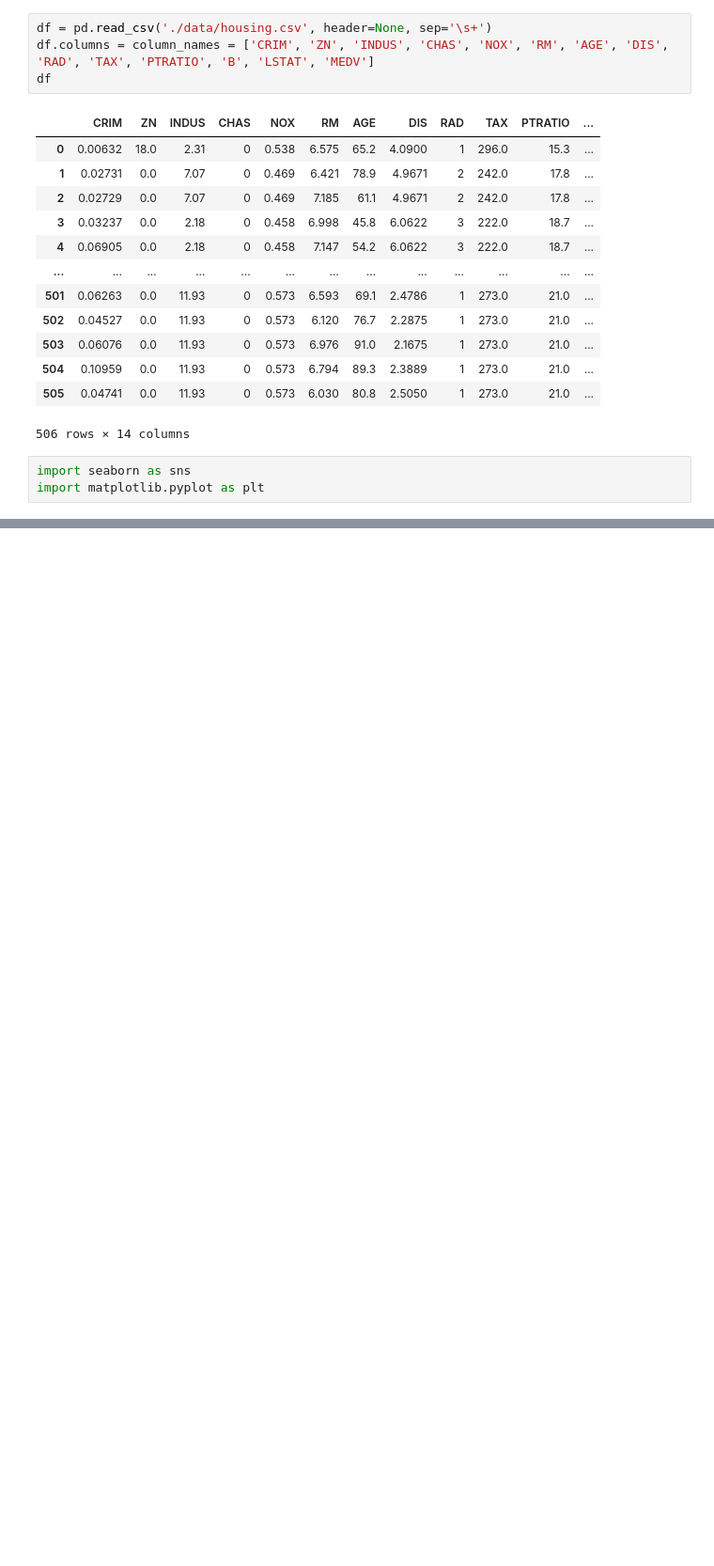
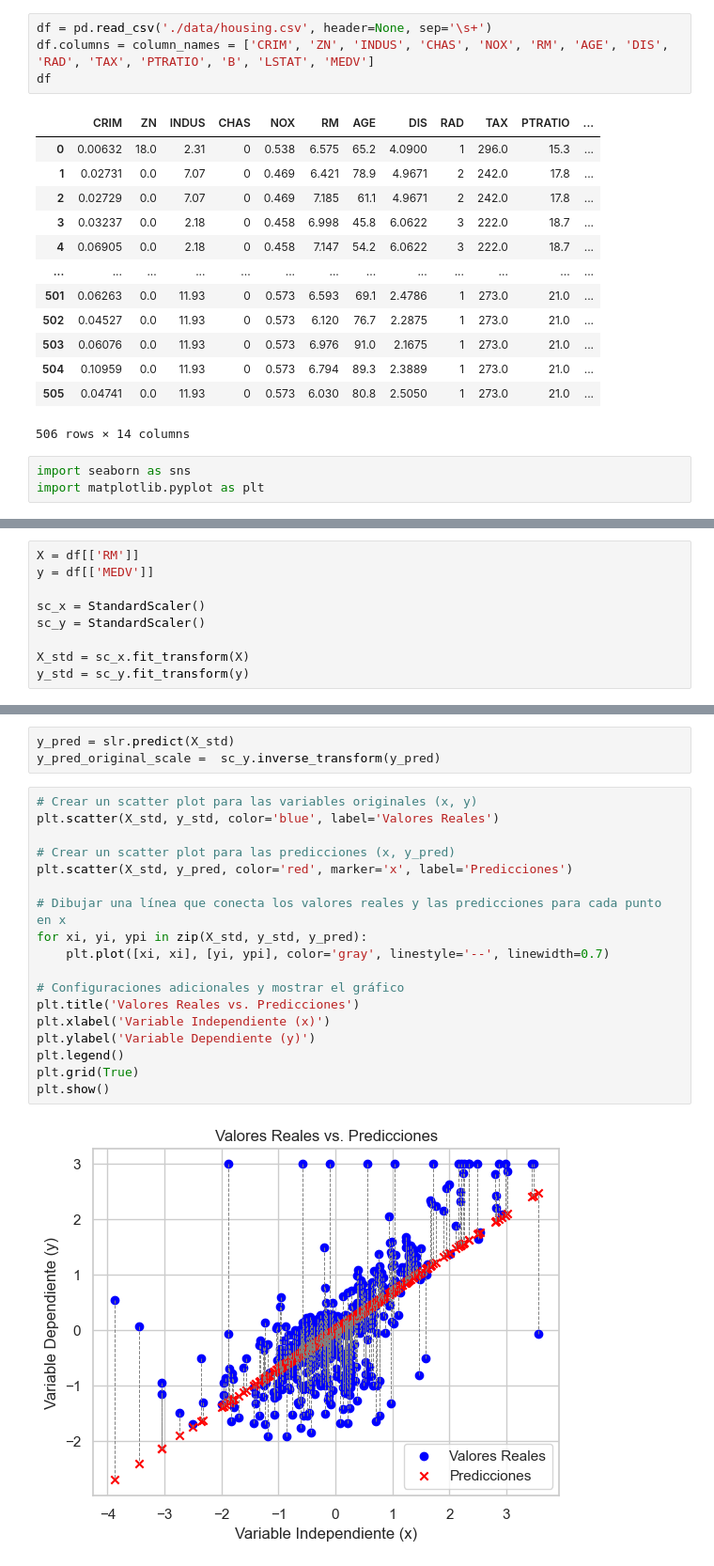
Before and after one commit to GerardoMayel/regresiones, a Jupyter notebook: regresion_lineal.ipynb, the cells around one changed output, grey strips where cells are left out. Shown: that part at 94% size. Drawn from its saved outputs; the diff is of its cells as text; blank space fills up the shorter version.

```diff
--- a/regresion_lineal.ipynb
+++ b/regresion_lineal.ipynb
@@ -46,0 +69,9 @@ sns.pairplot(df[cols], )
+# %%
+X = df[['RM']]
+y = df[['MEDV']]
+
+sc_x = StandardScaler()
+sc_y = StandardScaler()
+
+X_std = sc_x.fit_transform(X)
+y_std = sc_y.fit_transform(y)
@@ -46,0 +83,23 @@ sns.pairplot(df[cols], )
+# %%
+y_pred = slr.predict(X_std)
+y_pred_original_scale =  sc_y.inverse_transform(y_pred)
+# %%
+# Crear un scatter plot para las variables originales (x, y)
+plt.scatter(X_std, y_std, color='blue', label='Valores Reales')
+
+# Crear un scatter plot para las predicciones (x, y_pred)
+plt.scatter(X_std, y_pred, color='red', marker='x', label='Predicciones')
+
+# Dibujar una línea que conecta los valores reales y las predicciones para cada punto en x
+for xi, yi, ypi in zip(X_std, y_std, y_pred):
+    plt.plot([xi, xi], [yi, ypi], color='gray', linestyle='--', linewidth=0.7)
+
+# Configuraciones adicionales y mostrar el gráfico
+plt.title('Valores Reales vs. Predicciones')
+plt.xlabel('Variable Independiente (x)')
+plt.ylabel('Variable Dependiente (y)')
+plt.legend()
+plt.grid(True)
+plt.show()
+# %% [output]
+[figure, added]
```
Also changed, not shown: parts of 9 cells of this notebook.
